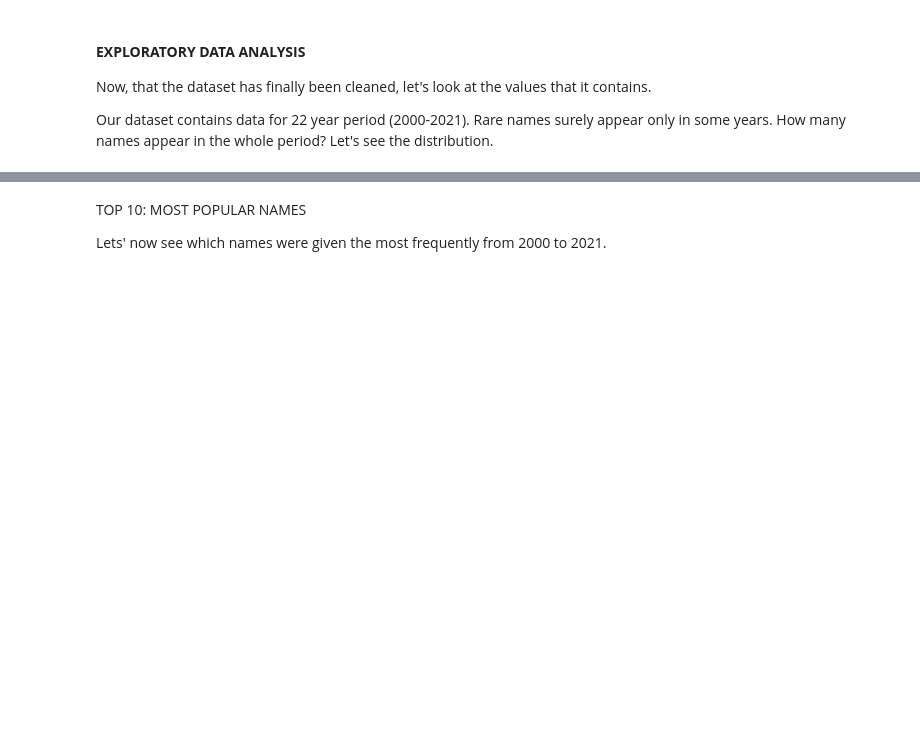
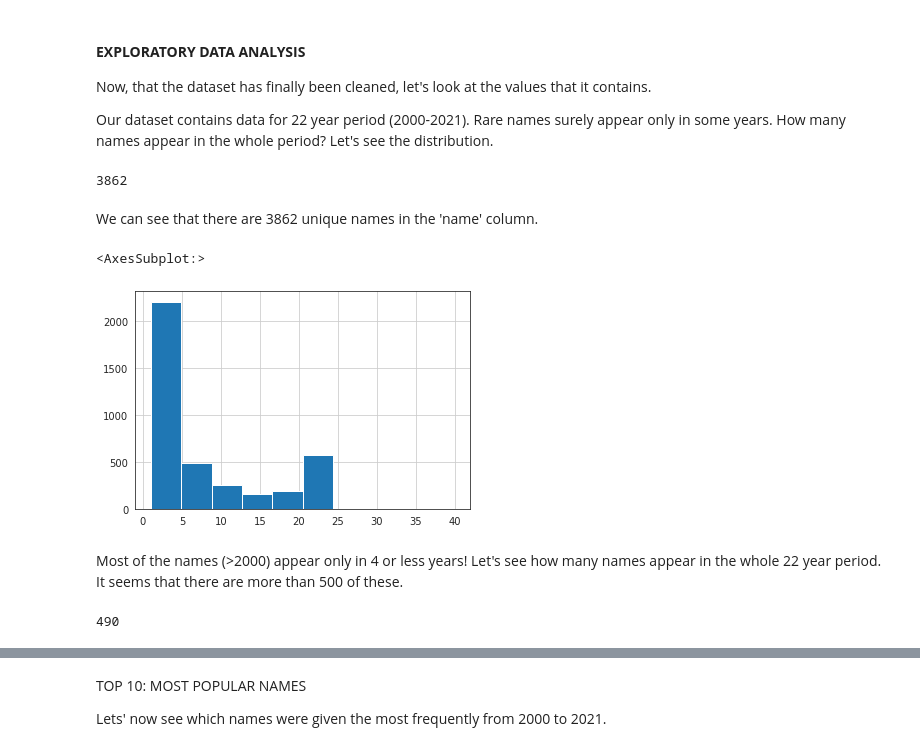
Before and after one commit to lucjanmadej/names_project, a Jupyter notebook: Names.ipynb, the cells around one changed output, grey strips where cells are left out. Cells and saved outputs as stored; diff of their text form; code cells hidden in the pictures; blank space fills up the shorter version.

```diff
--- a/Names.ipynb
+++ b/Names.ipynb
@@ -196,3 +196,27 @@ Now, that the dataset has finally been cleaned, let's look at the values that it
 
 Our dataset contains data for 22 year period (2000-2021). Rare names surely appear only in some years.
 How many names appear in the whole period? Let's see the distribution.
+# %%
+# Check how many unique names appear in 'name' column
+names_unique = names_2000_2021['name'].nunique()
+print(names_unique)
+# %% [output]
+3862
+# %% [markdown]
+We can see that there are 3862 unique names in the 'name' column.
+# %%
+# Create subset for value counts of names
+names_count = names_2000_2021['name'].value_counts()
+# Create histogram with custom bins
+names_count.hist()
+# %% [output]
+<AxesSubplot:>
+[figure, added]
+# %% [markdown]
+Most of the names (>2000) appear only in 4 or less years!
+Let's see how many names appear in the whole 22 year period. It seems that there are more than 500 of these.
+# %%
+names_22_years = names_count.loc[lambda num: num == 22]
+print(len(names_22_years))
+# %% [output]
+490
```
Also changed, not shown: parts of 7 cells of this notebook.
